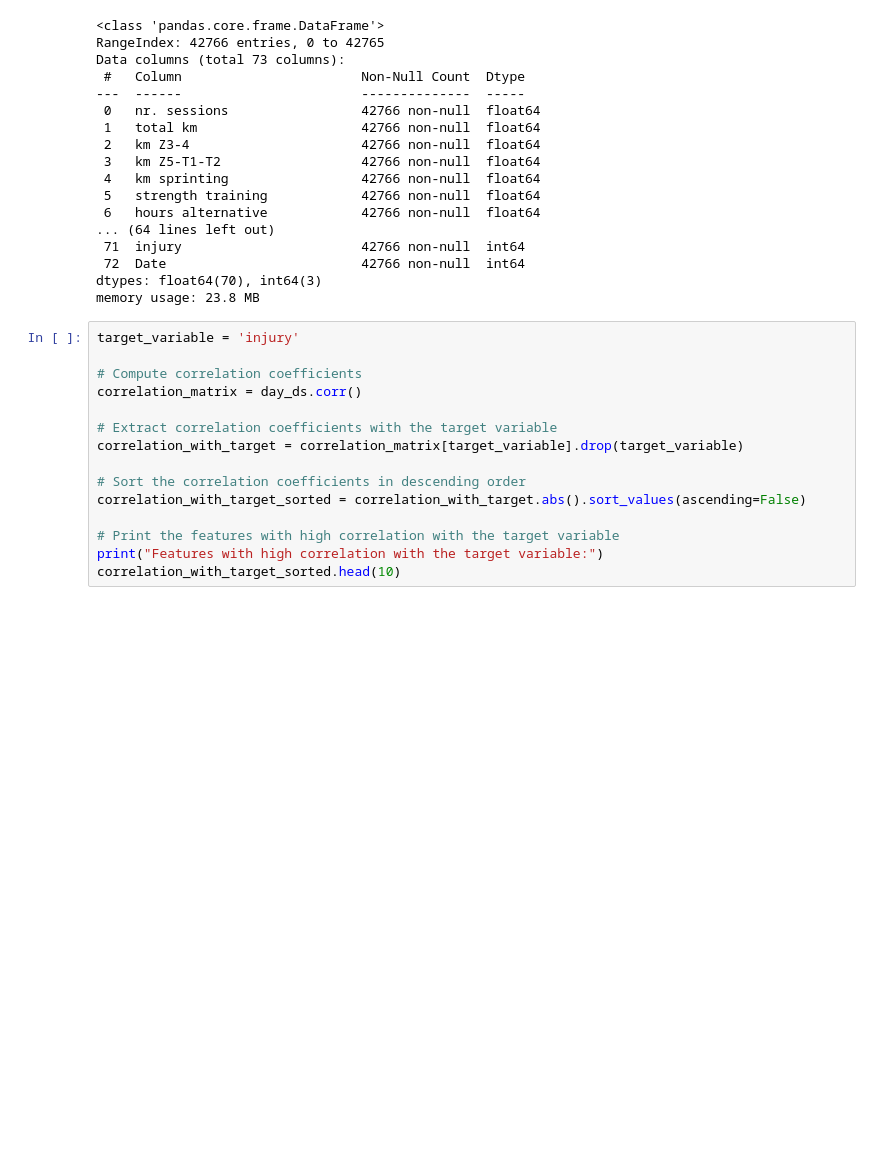
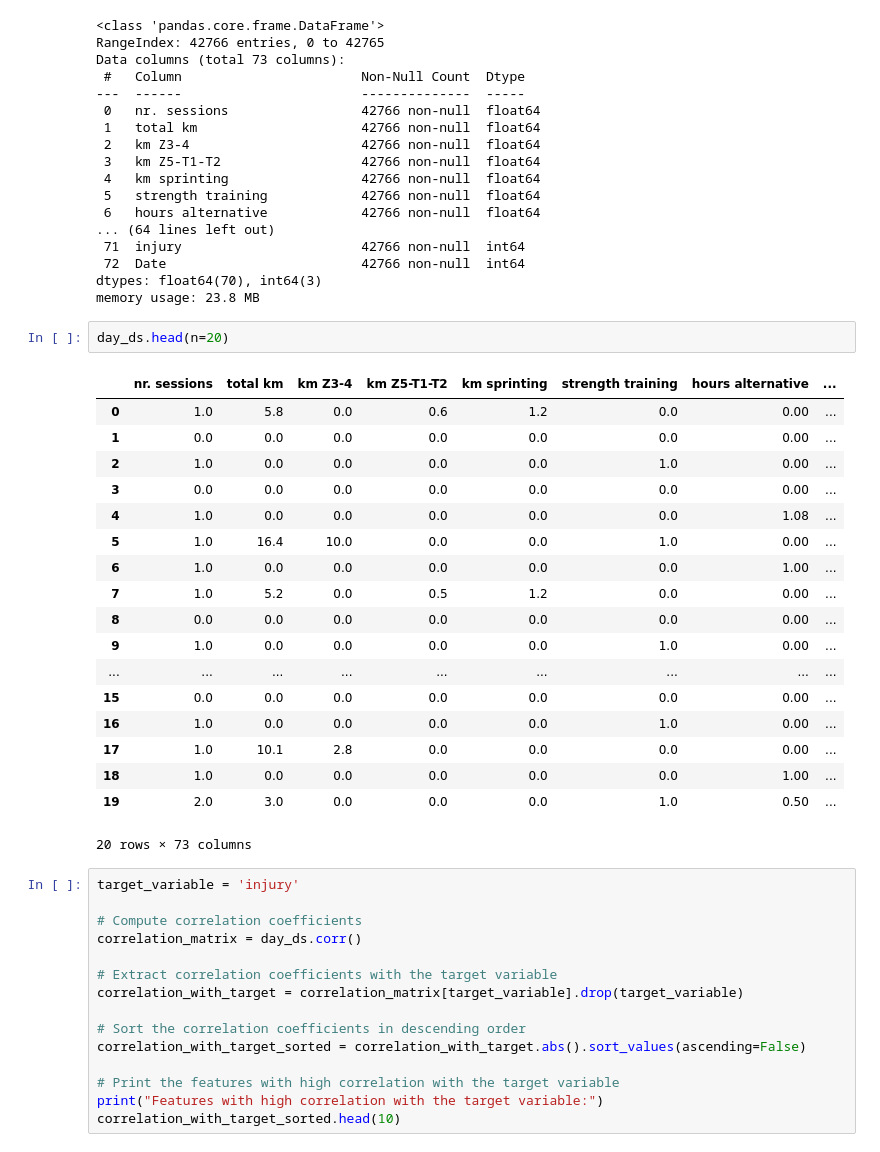
Before and after one commit to sonicjoy/Injury-Prediction-for-Competitive-Runners, a Jupyter notebook: main.ipynb, the cells around one changed output. Drawn from its saved outputs; the diff is of its cells as text; blank space fills up the shorter version.

```diff
--- a/main.ipynb
+++ b/main.ipynb
@@ -24,6 +24,27 @@ Data columns (total 73 columns):
  72  Date                         42766 non-null  int64
 dtypes: float64(70), int64(3)
 memory usage: 23.8 MB
+# %%
+day_ds.head(n=20)
+# %% [output]
+|  | nr. sessions | total km | km Z3-4 | km Z5-T1-T2 | km sprinting | strength training | hours alternative | ... |
+| 0 | 1.0 | 5.8 | 0.0 | 0.6 | 1.2 | 0.0 | 0.00 | ... |
+| 1 | 0.0 | 0.0 | 0.0 | 0.0 | 0.0 | 0.0 | 0.00 | ... |
+| 2 | 1.0 | 0.0 | 0.0 | 0.0 | 0.0 | 1.0 | 0.00 | ... |
+| 3 | 0.0 | 0.0 | 0.0 | 0.0 | 0.0 | 0.0 | 0.00 | ... |
+| 4 | 1.0 | 0.0 | 0.0 | 0.0 | 0.0 | 0.0 | 1.08 | ... |
+| 5 | 1.0 | 16.4 | 10.0 | 0.0 | 0.0 | 1.0 | 0.00 | ... |
+| 6 | 1.0 | 0.0 | 0.0 | 0.0 | 0.0 | 0.0 | 1.00 | ... |
+| 7 | 1.0 | 5.2 | 0.0 | 0.5 | 1.2 | 0.0 | 0.00 | ... |
+| 8 | 0.0 | 0.0 | 0.0 | 0.0 | 0.0 | 0.0 | 0.00 | ... |
+| 9 | 1.0 | 0.0 | 0.0 | 0.0 | 0.0 | 1.0 | 0.00 | ... |
+| ... | ... | ... | ... | ... | ... | ... | ... | ... |
+| 15 | 0.0 | 0.0 | 0.0 | 0.0 | 0.0 | 0.0 | 0.00 | ... |
+| 16 | 1.0 | 0.0 | 0.0 | 0.0 | 0.0 | 1.0 | 0.00 | ... |
+| 17 | 1.0 | 10.1 | 2.8 | 0.0 | 0.0 | 0.0 | 0.00 | ... |
+| 18 | 1.0 | 0.0 | 0.0 | 0.0 | 0.0 | 0.0 | 1.00 | ... |
+| 19 | 2.0 | 3.0 | 0.0 | 0.0 | 0.0 | 1.0 | 0.50 | ... |
+20 rows × 73 columns
 # %%
 target_variable = 'injury'
 
```
Also changed, not shown: parts of 7 cells of this notebook, 1 other file.
